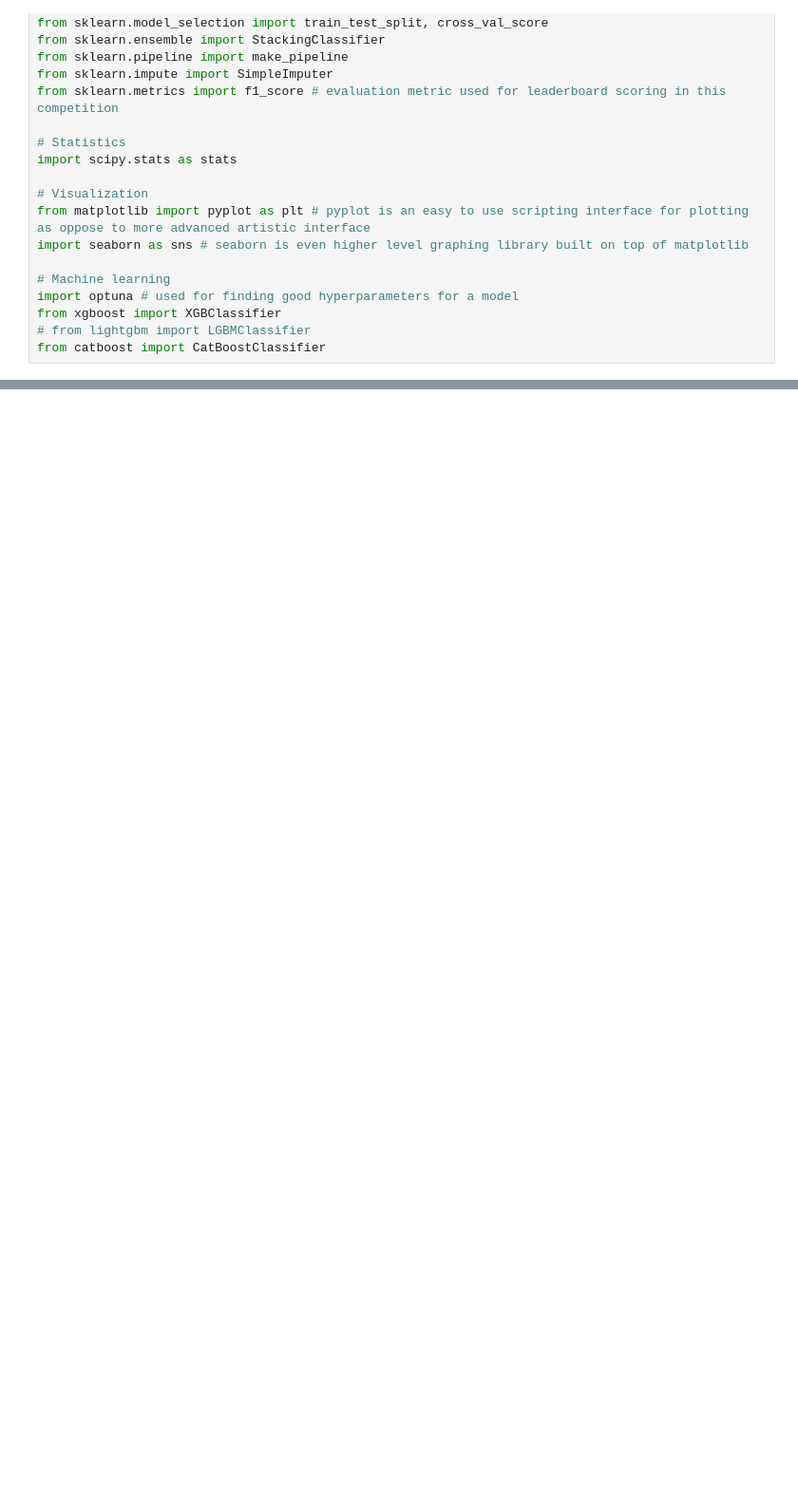
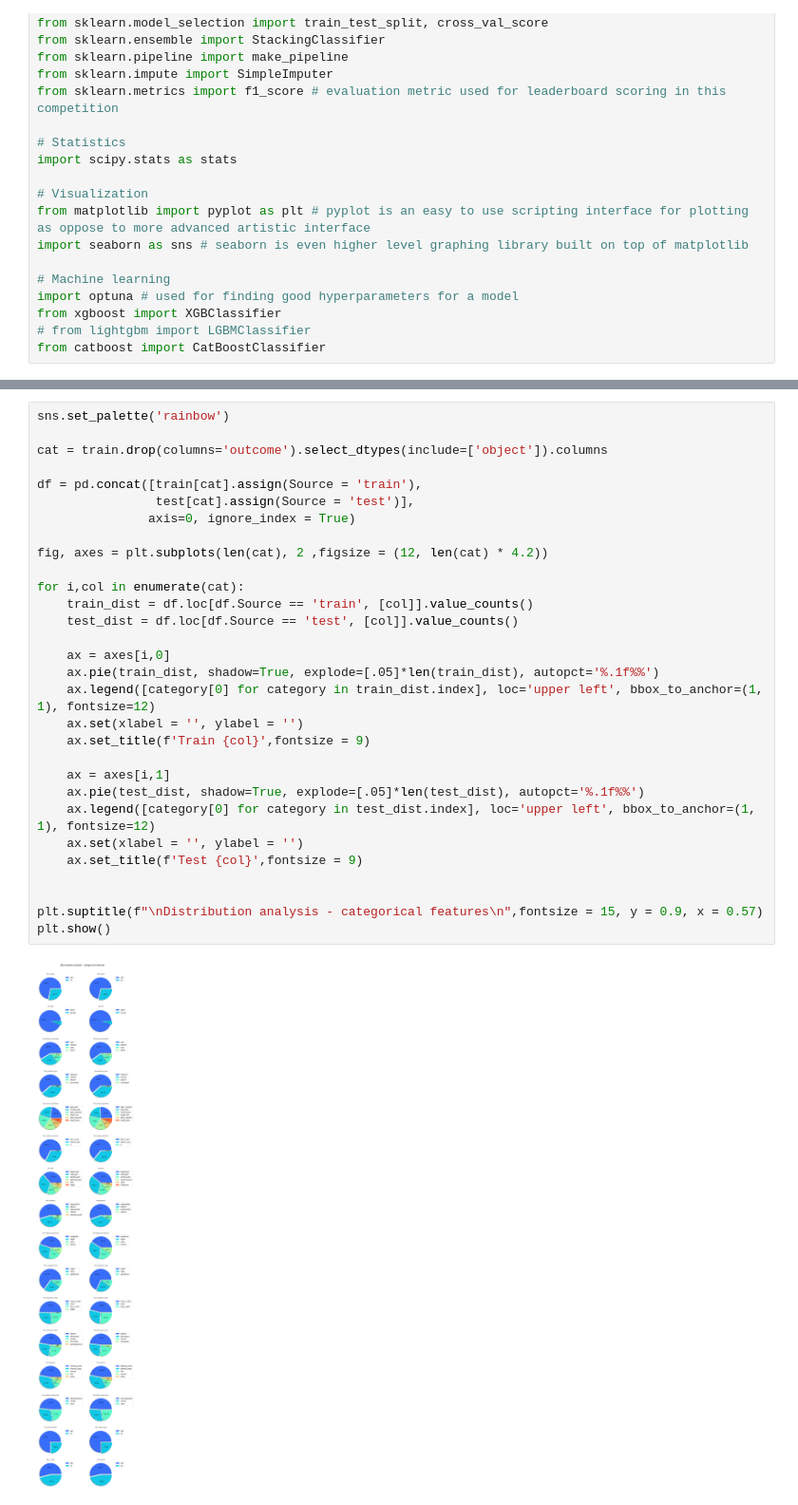
Before and after one commit to ValereDemelier/Kaggle-Fall-2023, a Jupyter notebook: S3E22-Horse-Outcomes/ML_Horse_Outcomes.ipynb, the cells around one changed output, grey strips where cells are left out. Shown at 95% size. Drawn from its saved outputs; the diff is of its cells as text; blank space fills up the shorter version.

Commit message:
ML Notebook from Horse Outcomes

```diff
--- a/S3E22-Horse-Outcomes/ML_Horse_Outcomes.ipynb
+++ b/S3E22-Horse-Outcomes/ML_Horse_Outcomes.ipynb
@@ -30,0 +109,32 @@ FileNotFoundError: [Errno 2] No such file or directory: 'train.csv'
+# %%
+sns.set_palette('rainbow')
+
+cat = train.drop(columns='outcome').select_dtypes(include=['object']).columns
+
+df = pd.concat([train[cat].assign(Source = 'train'),
+                test[cat].assign(Source = 'test')],
+               axis=0, ignore_index = True)
+
+fig, axes = plt.subplots(len(cat), 2 ,figsize = (12, len(cat) * 4.2))
+
+for i,col in enumerate(cat):
+    train_dist = df.loc[df.Source == 'train', [col]].value_counts()
+    test_dist = df.loc[df.Source == 'test', [col]].value_counts()
+
+    ax = axes[i,0]
+    ax.pie(train_dist, shadow=True, explode=[.05]*len(train_dist), autopct='%.1f%%')
+    ax.legend([category[0] for category in train_dist.index], loc='upper left', bbox_to_anchor=(1, 1), fontsize=12)
+    ax.set(xlabel = '', ylabel = '')
+    ax.set_title(f'Train {col}',fontsize = 9)
+
+    ax = axes[i,1]
+    ax.pie(test_dist, shadow=True, explode=[.05]*len(test_dist), autopct='%.1f%%')
+    ax.legend([category[0] for category in test_dist.index], loc='upper left', bbox_to_anchor=(1, 1), fontsize=12)
+    ax.set(xlabel = '', ylabel = '')
+    ax.set_title(f'Test {col}',fontsize = 9)
+
+
+plt.suptitle(f"\nDistribution analysis - categorical features\n",fontsize = 15, y = 0.9, x = 0.57)
+plt.show()
+# %% [output]
+[figure, added]
```
Also changed, not shown: parts of 25 cells of this notebook.
